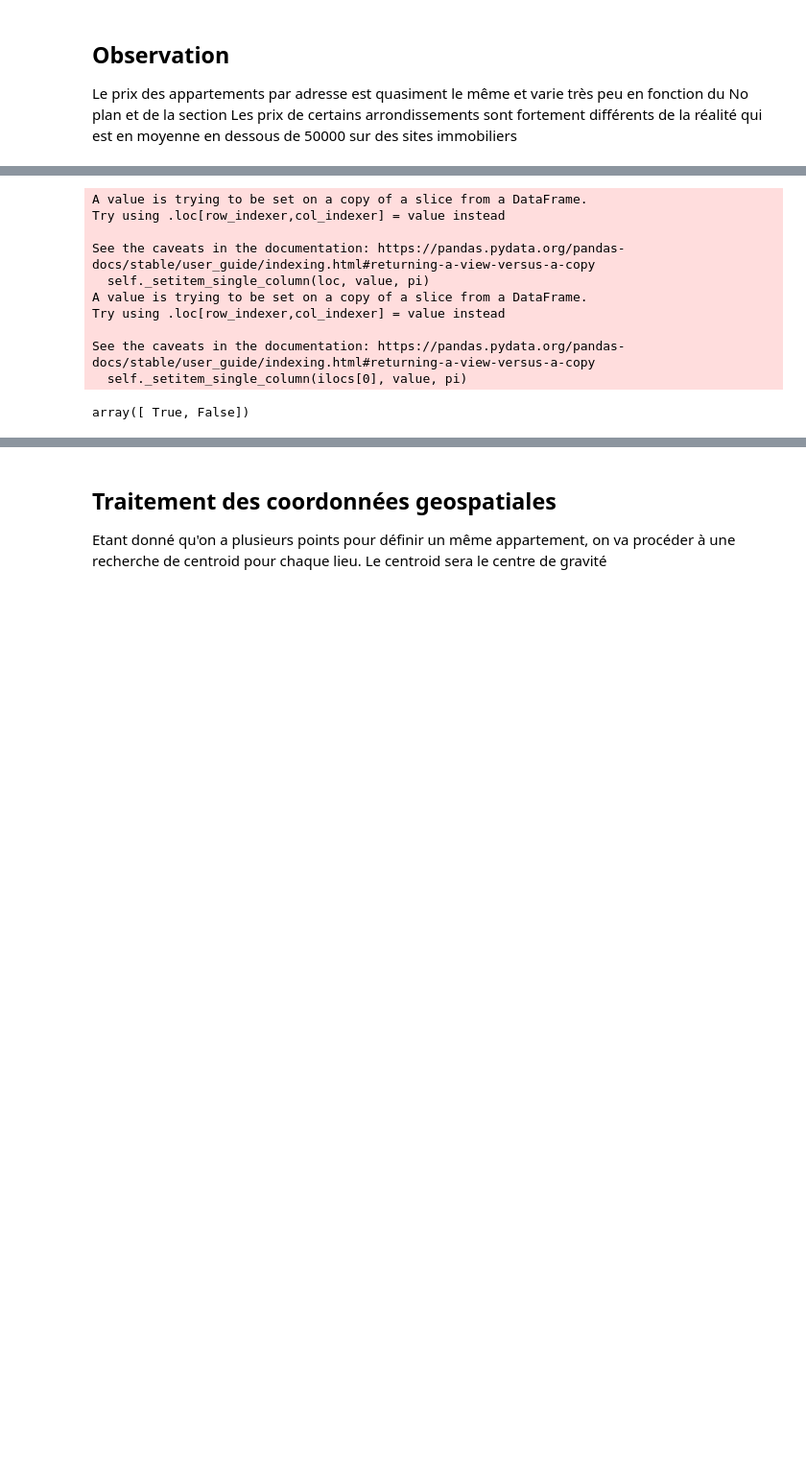
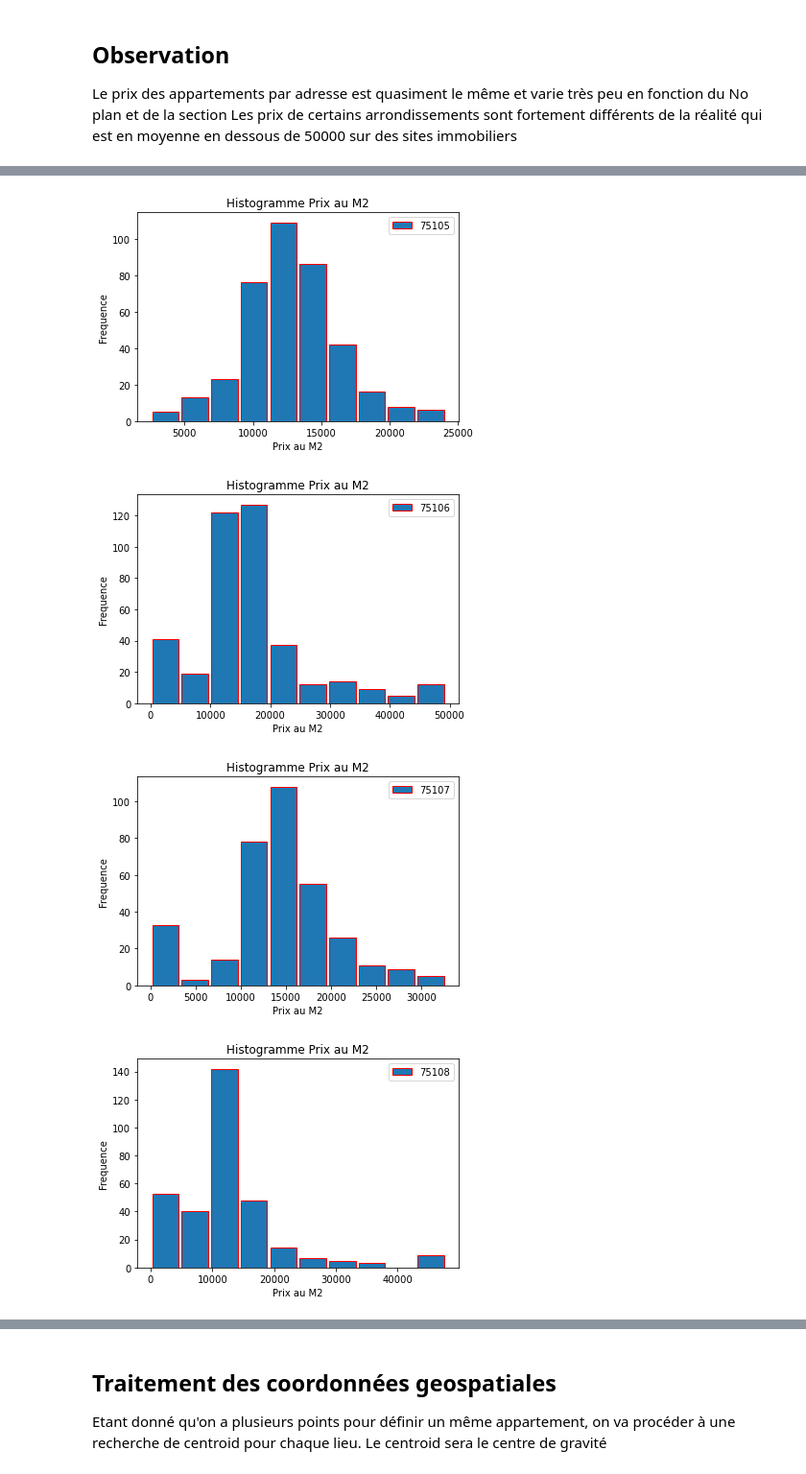
Before and after one commit to SteeveDo/clutering_price_meter_square, a Jupyter notebook: EDA_Immobilier_KNN.ipynb, the cells around one changed output, grey strips where cells are left out. Shown at 96% size. Drawn from its saved outputs; the diff is of its cells as text; code cells hidden in the pictures; blank space fills up the shorter version.

```diff
--- a/EDA_Immobilier_KNN.ipynb
+++ b/EDA_Immobilier_KNN.ipynb
@@ -733,0 +787,3 @@ array([False,  True])
+# %%
+df_joint_outlier=assign_outliers(df_joint)
+df_joint_outlier["Outlier"].describe()
@@ -738,7 +800,7 @@ df_joint_clean=df_joint_Outlier[df_joint_Outlier["Outlier"]==False]
 # %%
 column_to_remove=(df_joint_clean.isna().sum()/df_joint_clean.shape[0])[(df_joint_clean.isna().sum()/df_joint_clean.shape[0])>0.90].index
 # %%
-df_joint_clean=df_joint_Outlier[df_joint_Outlier["Outlier"]==False].drop(["Code service CH" ,"Reference document" ,"1 Articles CGI" ,"2 Articles CGI" ,"3 Articles CGI" ,"4 Articles CGI" ,"5 Articles CGI","Identifiant local"], axis=1)
+df_joint_clean=df_joint_outlier[df_joint_outlier["Outlier"]==False].drop(["Code service CH" ,"Reference document" ,"1 Articles CGI" ,"2 Articles CGI" ,"3 Articles CGI" ,"4 Articles CGI" ,"5 Articles CGI","Identifiant local"], axis=1)
 df_joint_clean
 # %% [output]
 |  | No disposition | Date mutation | Nature mutation | Valeur fonciere | No voie | B/T/Q | Type de voie | ... |
@@ -819,2 +912,2 @@ cutoff_price=50000
 # %%
-df_joint_clean=df_joint_clean[df_joint_clean["Prix"] < cutoff_price]
+df_joint_clean_cutoff=df_joint_clean[df_joint_clean["Prix"] < cutoff_price]
@@ -846,22 +913,0 @@ for com in df_joint_clean["commune"].unique():
-# %%
-
-
-Communes=df_joint_clean["commune"].unique()
-
-for outlier in Outlier(df_joint_clean):
-    for out in outlier.index:
-        df_joint_clean.loc[out, "Outlier"]= outlier[out]
-
-df_joint_clean["Outlier"].unique()
-# %% [output]
-A value is trying to be set on a copy of a slice from a DataFrame.
-Try using .loc[row_indexer,col_indexer] = value instead
-
-See the caveats in the documentation: https://pandas.pydata.org/pandas-docs/stable/user_guide/indexing.html#returning-a-view-versus-a-copy
-  self._setitem_single_column(loc, value, pi)
-A value is trying to be set on a copy of a slice from a DataFrame.
-Try using .loc[row_indexer,col_indexer] = value instead
-
-See the caveats in the documentation: https://pandas.pydata.org/pandas-docs/stable/user_guide/indexing.html#returning-a-view-versus-a-copy
-  self._setitem_single_column(ilocs[0], value, pi)
-array([ True, False])
@@ -869,0 +914,15 @@ df_joint_clean_2=df_joint_clean[df_joint_clean["Outlier"]==False]
+# %%
+def Histogramme_prix(données_):
+    """Utilise la colonne 'commune' du dataframe en entrée et la colonne 'Prix'
+    pour renvoyer un histogramme de prix pour chaque commune"""
+    for com in données_["commune"].unique():
+
+        plt.hist(données_[données_["commune"]==com]["Prix"].values,rwidth=0.9,edgecolor="red", label=com)
+        plt.title("Histogramme Prix au M2")
+        plt.xlabel("Prix au M2")
+        plt.ylabel("Frequence")
+        plt.legend()
+        plt.show()
+# %%
+Histogramme_prix(df_joint_clean_cutoff)
+# %% [output]
@@ -869,0 +933,4 @@ df_joint_clean_2=df_joint_clean[df_joint_clean["Outlier"]==False]
+[figure, added]
+[figure, added]
+[figure, added]
+[figure, added]
```
Also changed, not shown: parts of 116 cells of this notebook, 2 other files.
